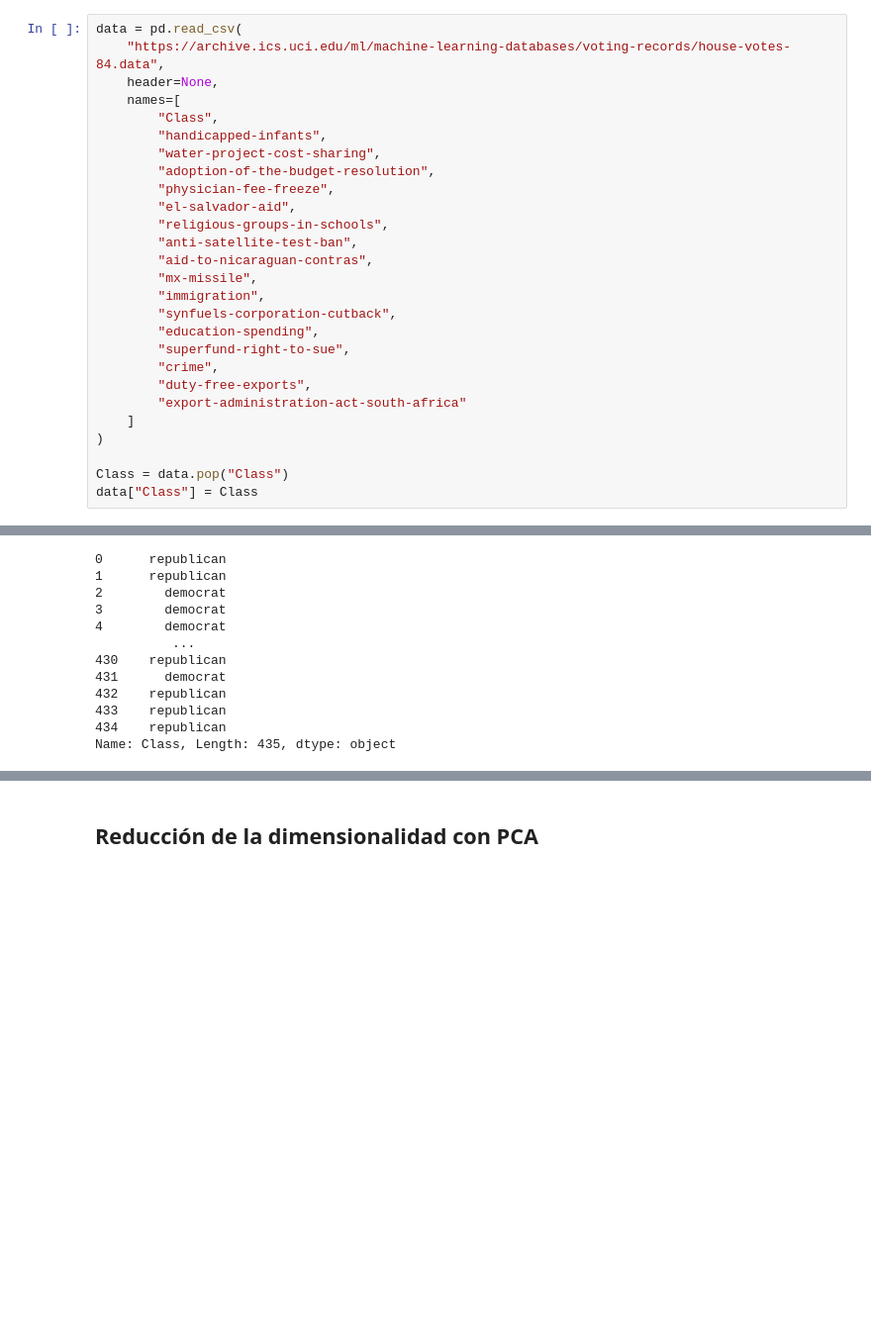
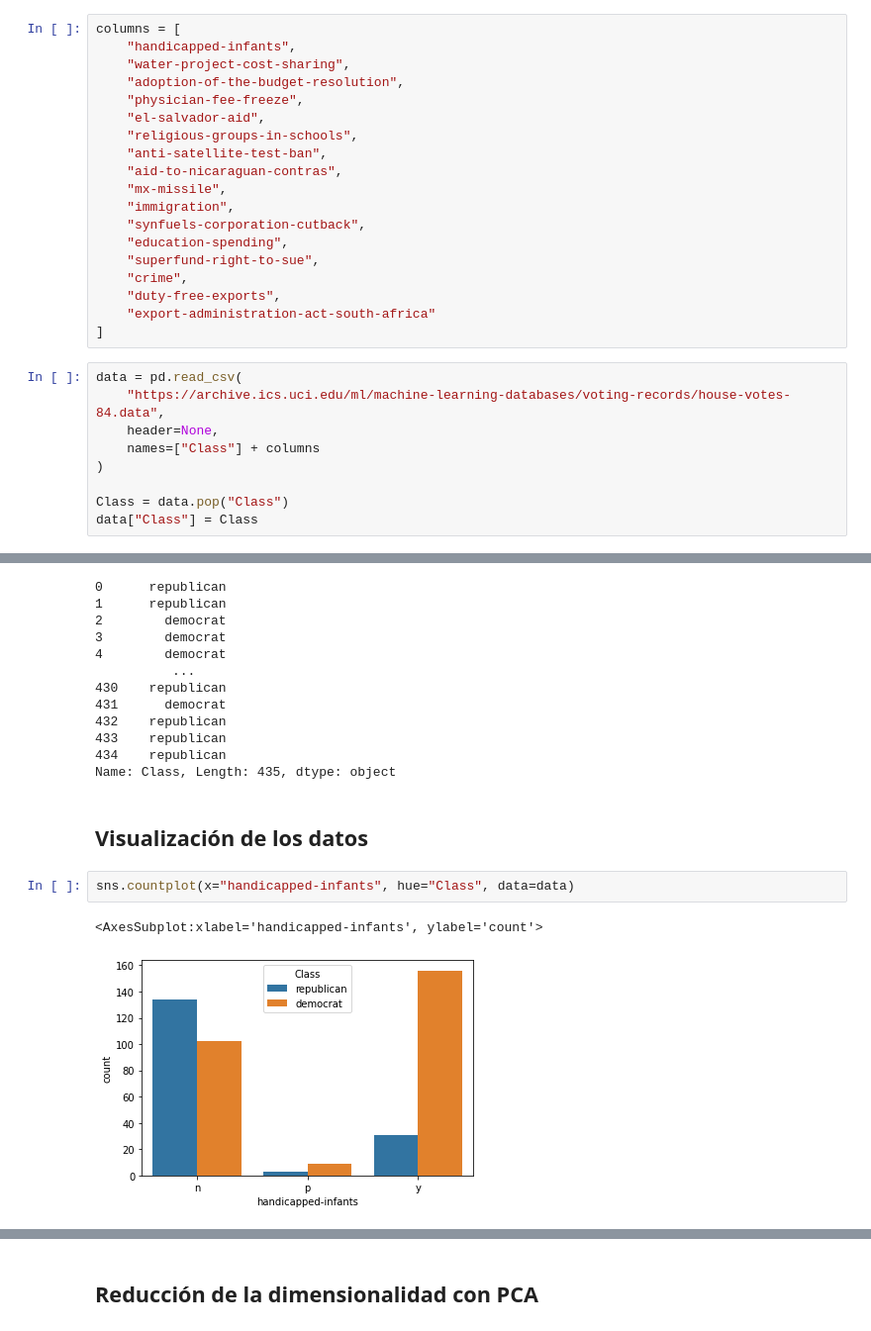
Before and after one commit to danitico/IPCienciaDeDatos, a Jupyter notebook: python/evaluation/evaluation.ipynb, the cells around one changed output, grey strips where cells are left out. Shown: that part at 99% size. Saved outputs shown, nothing was run; the diff lists cells and outputs as text; blank space fills up the shorter version.

```diff
--- a/python/evaluation/evaluation.ipynb
+++ b/python/evaluation/evaluation.ipynb
@@ -43,26 +44,27 @@ from sklearn.tree import DecisionTreeClassifier
+# %%
+columns = [
+    "handicapped-infants",
+    "water-project-cost-sharing",
+    "adoption-of-the-budget-resolution",
+    "physician-fee-freeze",
+    "el-salvador-aid",
+    "religious-groups-in-schools",
+    "anti-satellite-test-ban",
+    "aid-to-nicaraguan-contras",
+    "mx-missile",
+    "immigration",
+    "synfuels-corporation-cutback",
+    "education-spending",
+    "superfund-right-to-sue",
+    "crime",
+    "duty-free-exports",
+    "export-administration-act-south-africa"
+]
 # %%
 data = pd.read_csv(
     "https://archive.ics.uci.edu/ml/machine-learning-databases/voting-records/house-votes-84.data",
     header=None,
-    names=[
-        "Class",
-        "handicapped-infants",
-        "water-project-cost-sharing",
-        "adoption-of-the-budget-resolution",
-        "physician-fee-freeze",
-        "el-salvador-aid",
-        "religious-groups-in-schools",
-        "anti-satellite-test-ban",
-        "aid-to-nicaraguan-contras",
-        "mx-missile",
-        "immigration",
-        "synfuels-corporation-cutback",
-        "education-spending",
-        "superfund-right-to-sue",
-        "crime",
-        "duty-free-exports",
-        "export-administration-act-south-africa"
-    ]
+    names=["Class"] + columns
 )
 
 Class = data.pop("Class")
@@ -126,3 +128,10 @@ Y
 433    republican
 434    republican
 Name: Class, Length: 435, dtype: object
+# %% [markdown]
+## Visualización de los datos
+# %%
+sns.countplot(x="handicapped-infants", hue="Class", data=data)
+# %% [output]
+<AxesSubplot:xlabel='handicapped-infants', ylabel='count'>
+[figure, added]
```
Also changed, not shown: parts of 17 cells of this notebook.
